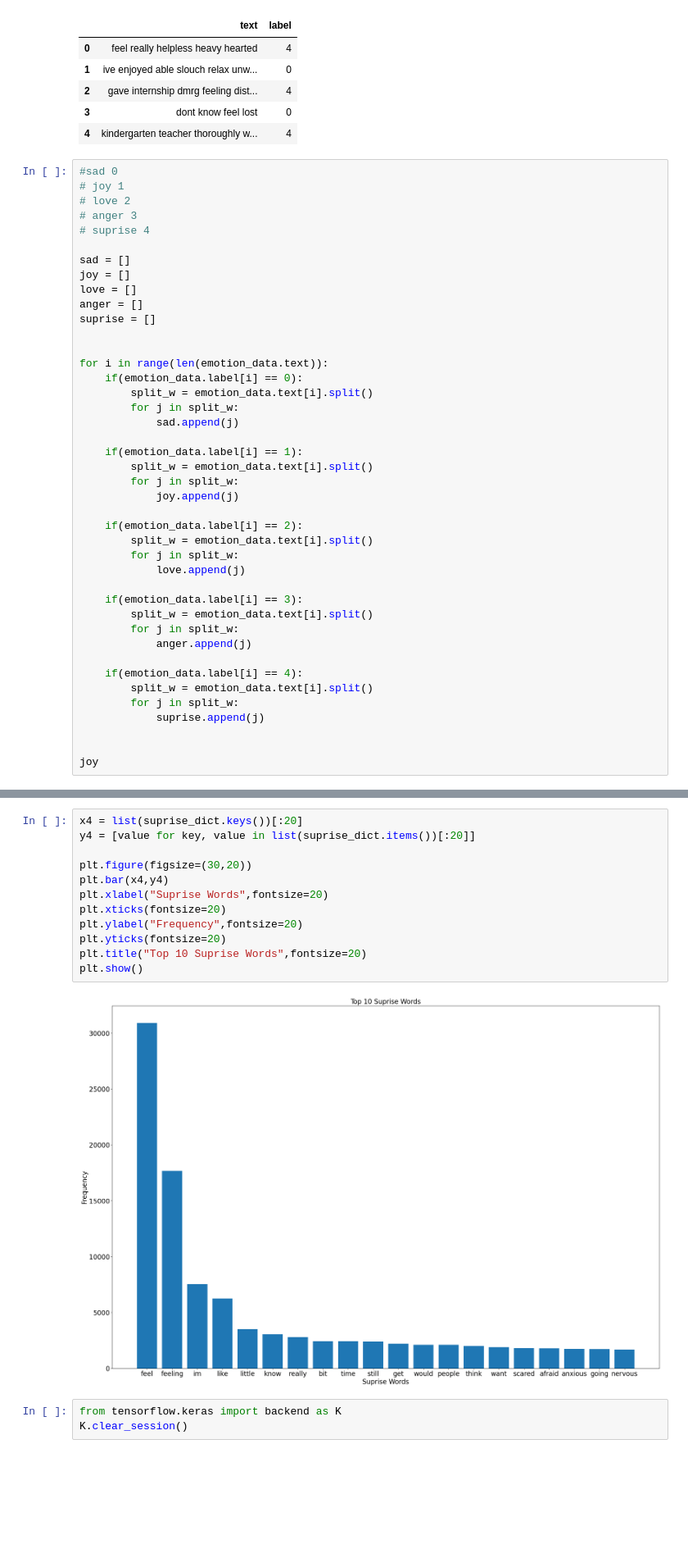
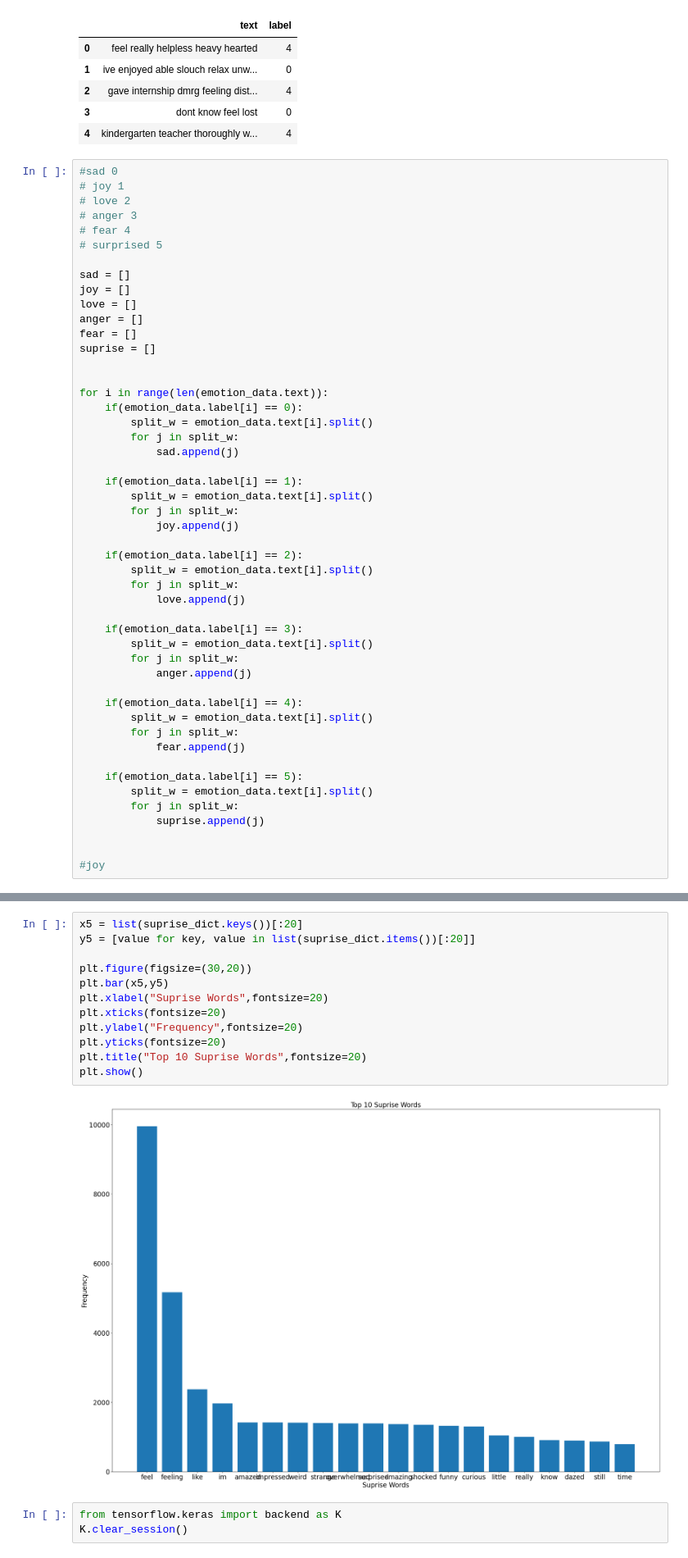
Before and after one commit to jihyopark02/NLP-PROJECT, a Jupyter notebook: emotion.ipynb, the cells around one changed output, grey strips where cells are left out. Shown at 82% size. Cells and saved outputs as stored; diff of their text form; blank space fills up the shorter version.

```diff
--- a/emotion.ipynb
+++ b/emotion.ipynb
@@ -248,12 +198,14 @@ emotion_data.head()
 # joy 1
 # love 2
 # anger 3
-# suprise 4
+# fear 4
+# surprised 5
 
 sad = []
 joy = []
 love = []
 anger = []
+fear = []
 suprise = []
 
 
@@ -281,7 +233,12 @@ for i in range(len(emotion_data.text)):
     if(emotion_data.label[i] == 4):
         split_w = emotion_data.text[i].split()
         for j in split_w:
+            fear.append(j)
+
+    if(emotion_data.label[i] == 5):
+        split_w = emotion_data.text[i].split()
+        for j in split_w:
             suprise.append(j)
 
 
-joy
+#joy
@@ -434,17 +377,17 @@ plt.show()
 # %%
-x4 = list(suprise_dict.keys())[:20]
-y4 = [value for key, value in list(suprise_dict.items())[:20]]
+x5 = list(suprise_dict.keys())[:20]
+y5 = [value for key, value in list(suprise_dict.items())[:20]]
 
 plt.figure(figsize=(30,20))
-plt.bar(x4,y4)
+plt.bar(x5,y5)
 plt.xlabel("Suprise Words",fontsize=20)
 plt.xticks(fontsize=20)
 plt.ylabel("Frequency",fontsize=20)
 plt.yticks(fontsize=20)
 plt.title("Top 10 Suprise Words",fontsize=20)
 plt.show()
 # %% [output]
-[figure, old version]
+[figure, new version]
 # %%
 from tensorflow.keras import backend as K
 K.clear_session()
```
Also changed, not shown: parts of 18 cells of this notebook.
